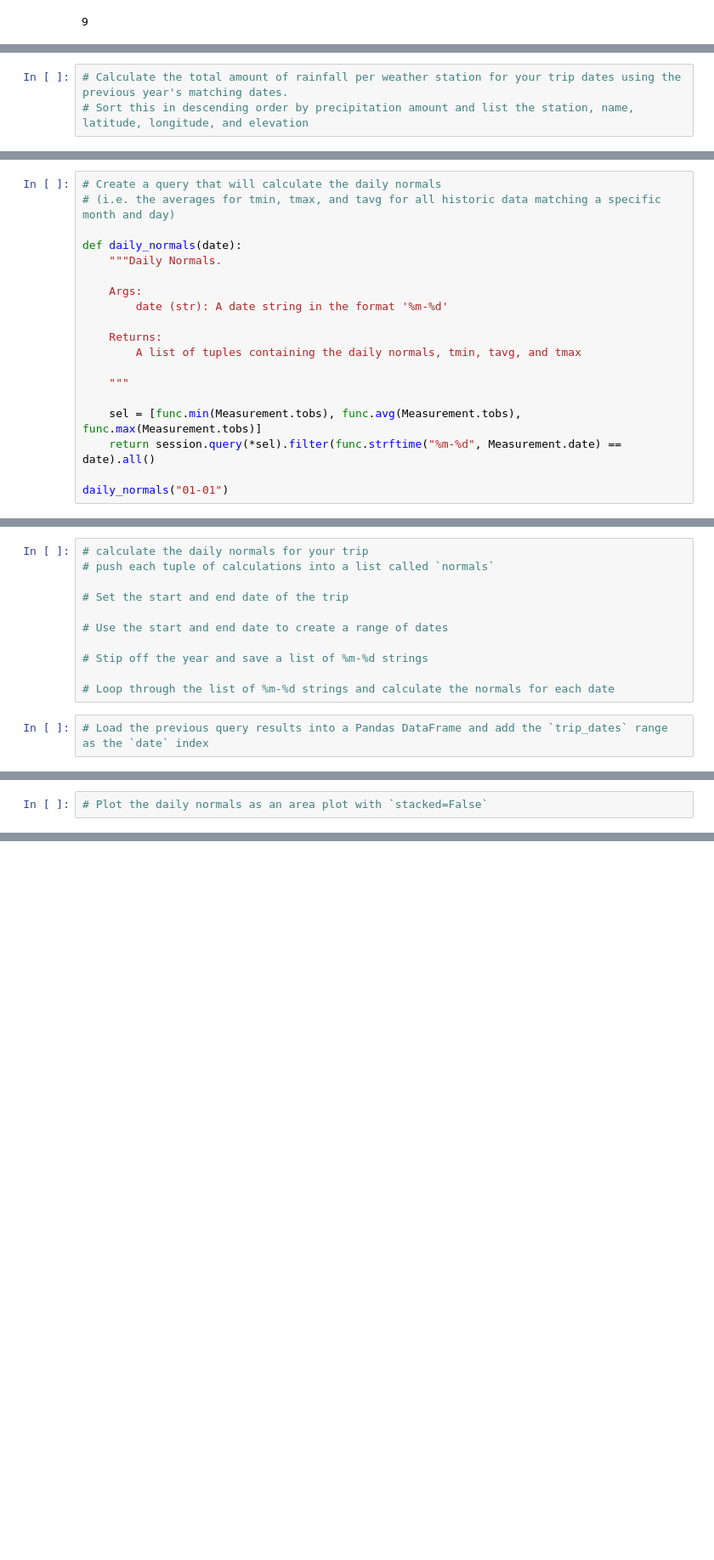
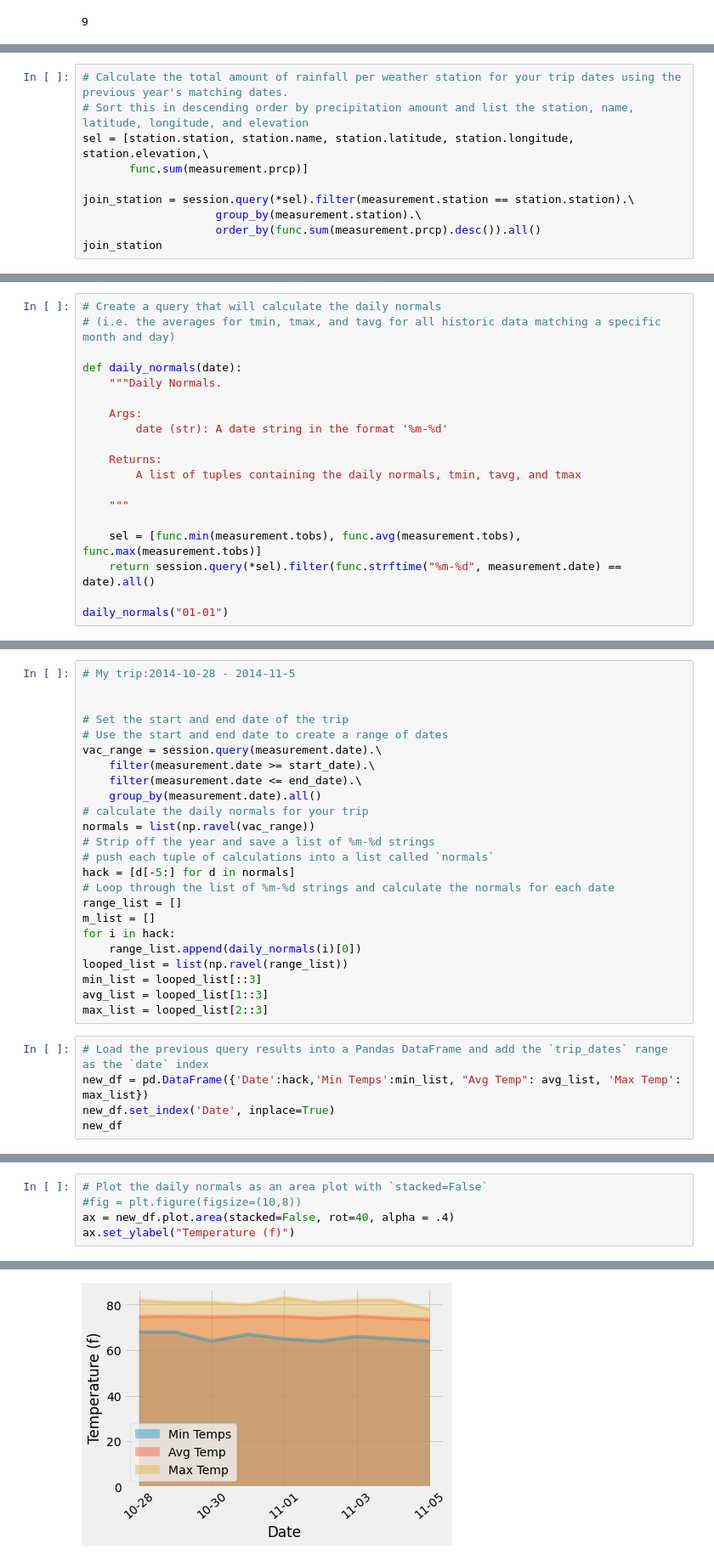
Before and after one commit to nbolt1989/climate_analysis_sqlalchemy, a Jupyter notebook: Climate.ipynb, the cells around one changed output, grey strips where cells are left out. Shown: that part at 85% size. Cells and saved outputs as stored; diff of their text form; blank space fills up the shorter version.

```diff
--- a/Climate.ipynb
+++ b/Climate.ipynb
@@ -253,3 +350,10 @@ print(calc_temps('2012-02-28', '2012-03-05'))
 # %%
 # Calculate the total amount of rainfall per weather station for your trip dates using the previous year's matching dates.
 # Sort this in descending order by precipitation amount and list the station, name, latitude, longitude, and elevation
+sel = [station.station, station.name, station.latitude, station.longitude, station.elevation,\
+       func.sum(measurement.prcp)]
+
+join_station = session.query(*sel).filter(measurement.station == station.station).\
+                    group_by(measurement.station).\
+                    order_by(func.sum(measurement.prcp).desc()).all()
+join_station
@@ -268,7 +390,7 @@ def daily_normals(date):
 
     """
 
-    sel = [func.min(Measurement.tobs), func.avg(Measurement.tobs), func.max(Measurement.tobs)]
-    return session.query(*sel).filter(func.strftime("%m-%d", Measurement.date) == date).all()
+    sel = [func.min(measurement.tobs), func.avg(measurement.tobs), func.max(measurement.tobs)]
+    return session.query(*sel).filter(func.strftime("%m-%d", measurement.date) == date).all()
 
 daily_normals("01-01")
@@ -275,13 +399,29 @@ daily_normals("01-01")
 # %%
-# calculate the daily normals for your trip
-# push each tuple of calculations into a list called `normals`
+# My trip:2014-10-28 - 2014-11-5
+
 
 # Set the start and end date of the trip
-
 # Use the start and end date to create a range of dates
-
-# Stip off the year and save a list of %m-%d strings
-
+vac_range = session.query(measurement.date).\
+    filter(measurement.date >= start_date).\
+    filter(measurement.date <= end_date).\
+    group_by(measurement.date).all()
+# calculate the daily normals for your trip
+normals = list(np.ravel(vac_range))
+# Strip off the year and save a list of %m-%d strings
+# push each tuple of calculations into a list called `normals`
+hack = [d[-5:] for d in normals]
 # Loop through the list of %m-%d strings and calculate the normals for each date
+range_list = []
+m_list = []
+for i in hack:
+    range_list.append(daily_normals(i)[0])
+looped_list = list(np.ravel(range_list))
+min_list = looped_list[::3]
+avg_list = looped_list[1::3]
+max_list = looped_list[2::3]
 # %%
 # Load the previous query results into a Pandas DataFrame and add the `trip_dates` range as the `date` index
+new_df = pd.DataFrame({'Date':hack,'Min Temps':min_list, "Avg Temp": avg_list, 'Max Temp': max_list})
+new_df.set_index('Date', inplace=True)
+new_df
@@ -288,2 +440,6 @@ daily_normals("01-01")
 # %%
 # Plot the daily normals as an area plot with `stacked=False`
+#fig = plt.figure(figsize=(10,8))
+ax = new_df.plot.area(stacked=False, rot=40, alpha = .4)
+ax.set_ylabel("Temperature (f)")
+# %% [output]
@@ -289,0 +447 @@ daily_normals("01-01")
+[figure, added]
```
Also changed, not shown: parts of 22 cells of this notebook, 2 other files.
